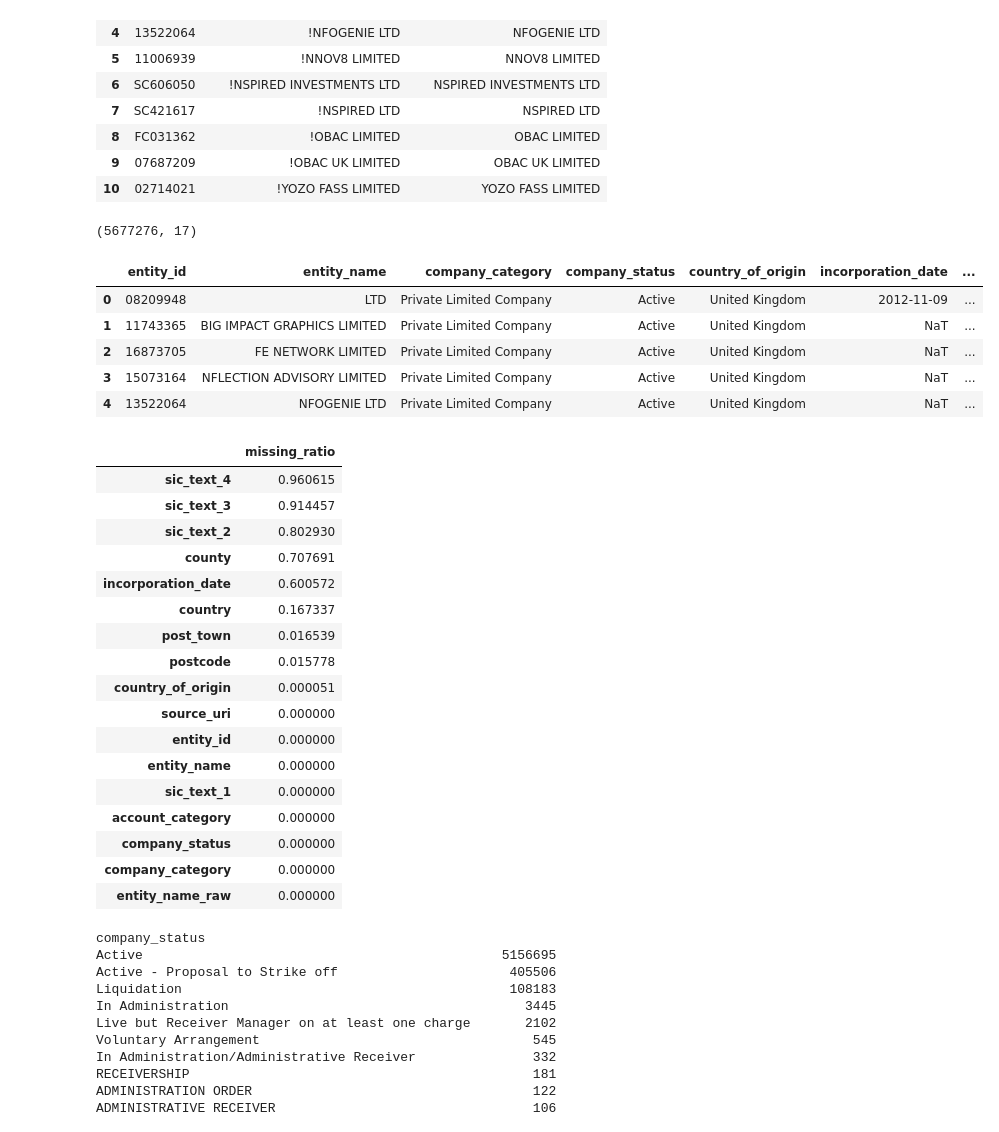
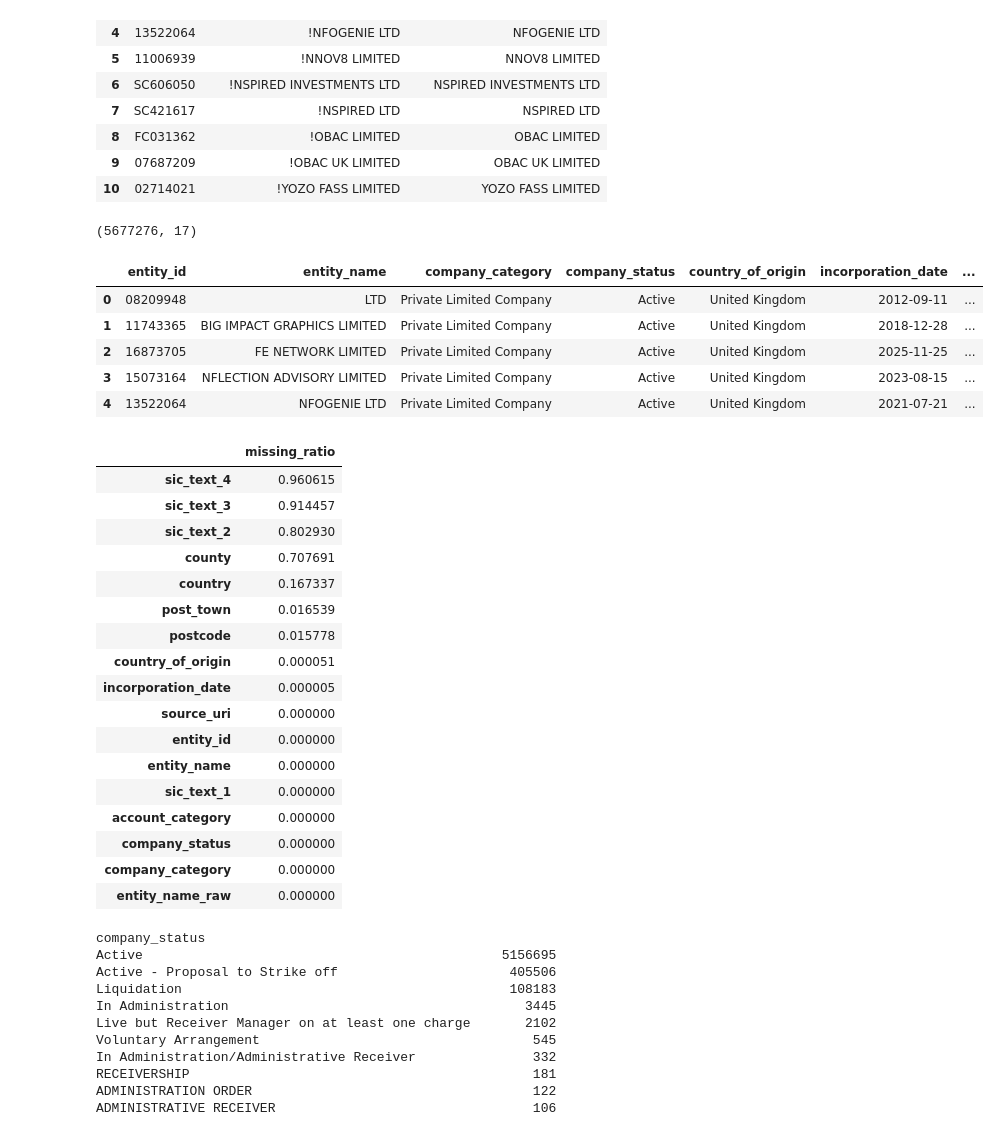
Before and after one commit to ZoeLing0818/UCL-Data-Engineering-Individual-Assignment, a Jupyter notebook: 01_entity_master_build.ipynb, the cells around one changed output. Cells and saved outputs as stored; diff of their text form; code cells hidden in the pictures.

```diff
--- a/01_entity_master_build.ipynb
+++ b/01_entity_master_build.ipynb
@@ -223,31 +223,32 @@ entity_master.loc[
 # %%
 # Move duplicate rows
 entity_master = entity_master.drop_duplicates()
 
 # Parse date column
 entity_master["incorporation_date"] = pd.to_datetime(
     entity_master["incorporation_date"],
+    format="%d/%m/%Y",
     errors="coerce"
 )
 
 # Standardise string columns
 string_columns = entity_master.select_dtypes(include="object").columns
 for column in string_columns:
     entity_master[column] = entity_master[column].str.strip()
 
 # Replace empty strings with NaN
 entity_master = entity_master.replace(r"^\s*$", np.nan, regex=True)
 
 print(entity_master.shape)
 entity_master.head()
 # %% [output]
 (5677276, 17)
 |  | entity_id | entity_name | company_category | company_status | country_of_origin | incorporation_date | ... |
-| 0 | 08209948 | LTD | Private Limited Company | Active | United Kingdom | 2012-11-09 | ... |
-| 1 | 11743365 | BIG IMPACT GRAPHICS LIMITED | Private Limited Company | Active | United Kingdom | NaT | ... |
-| 2 | 16873705 | FE NETWORK LIMITED | Private Limited Company | Active | United Kingdom | NaT | ... |
-| 3 | 15073164 | NFLECTION ADVISORY LIMITED | Private Limited Company | Active | United Kingdom | NaT | ... |
-| 4 | 13522064 | NFOGENIE LTD | Private Limited Company | Active | United Kingdom | NaT | ... |
+| 0 | 08209948 | LTD | Private Limited Company | Active | United Kingdom | 2012-09-11 | ... |
+| 1 | 11743365 | BIG IMPACT GRAPHICS LIMITED | Private Limited Company | Active | United Kingdom | 2018-12-28 | ... |
+| 2 | 16873705 | FE NETWORK LIMITED | Private Limited Company | Active | United Kingdom | 2025-11-25 | ... |
+| 3 | 15073164 | NFLECTION ADVISORY LIMITED | Private Limited Company | Active | United Kingdom | 2023-08-15 | ... |
+| 4 | 13522064 | NFOGENIE LTD | Private Limited Company | Active | United Kingdom | 2021-07-21 | ... |
 # %%
 missing_summary = (
     entity_master
@@ -265,11 +266,11 @@ missing_summary
 | sic_text_3 | 0.914457 |
 | sic_text_2 | 0.802930 |
 | county | 0.707691 |
-| incorporation_date | 0.600572 |
 | country | 0.167337 |
 | post_town | 0.016539 |
 | postcode | 0.015778 |
 | country_of_origin | 0.000051 |
+| incorporation_date | 0.000005 |
 | source_uri | 0.000000 |
 | entity_id | 0.000000 |
 | entity_name | 0.000000 |
```
Also changed, not shown: parts of 5 cells of this notebook, 6 other files.
